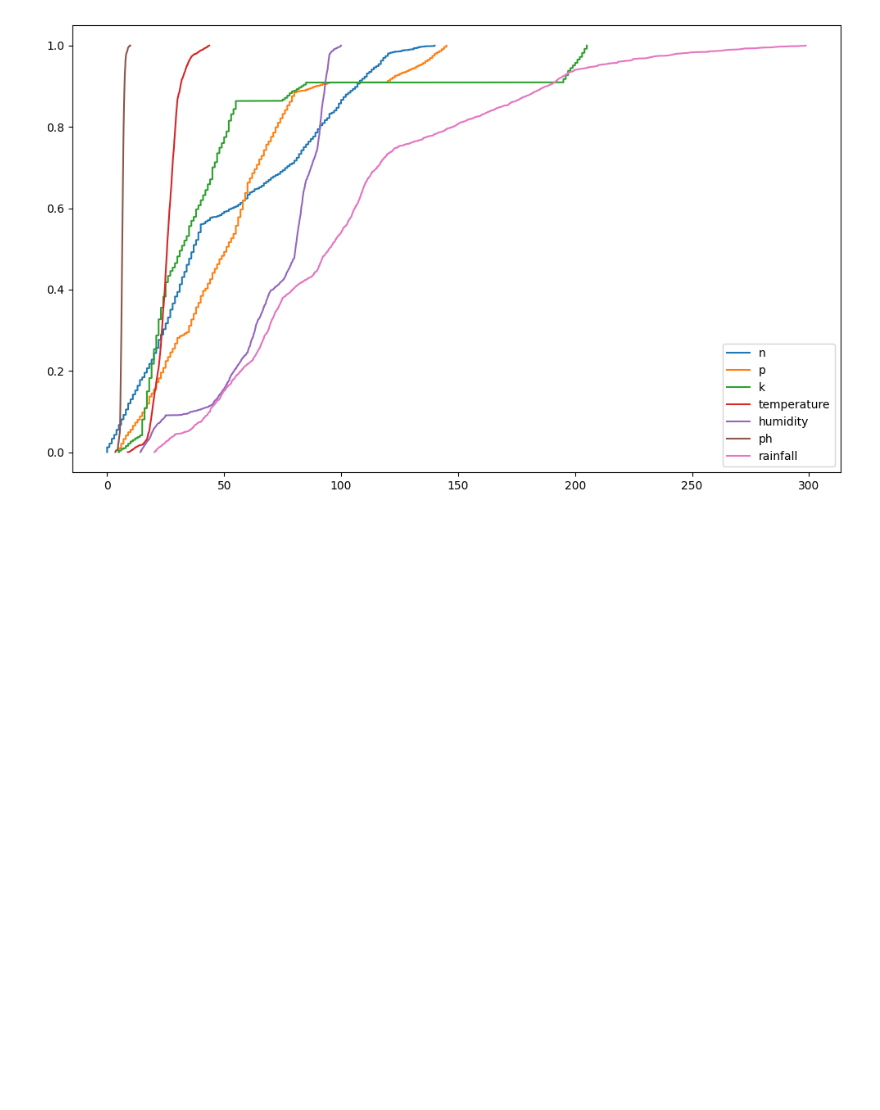
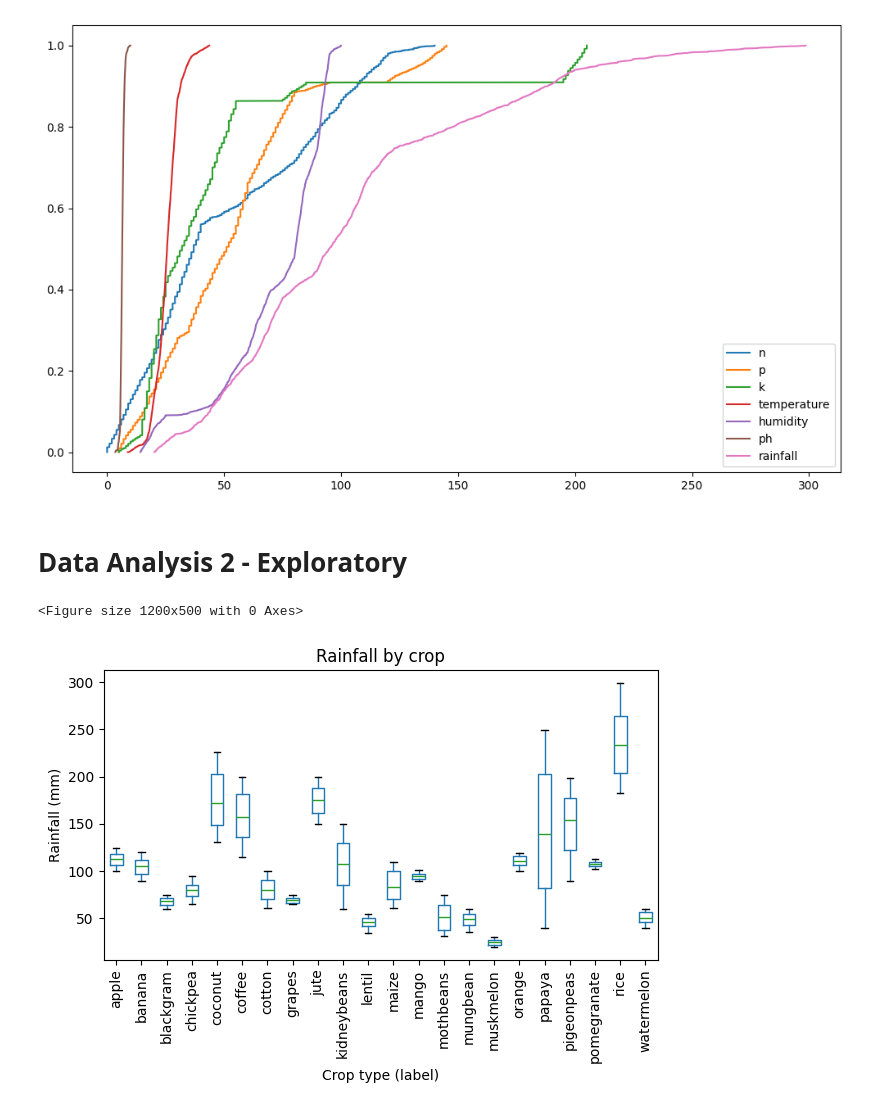
Before and after one commit to psubedicsu/Final-Project---608, a Jupyter notebook: Final_Project.ipynb, the cells around one changed output. Saved outputs shown, nothing was run; the diff lists cells and outputs as text; code cells hidden in the pictures; blank space fills up the shorter version.

Commit message:
Done Data Analysis  2 - Exploratory

```diff
--- a/Final_Project.ipynb
+++ b/Final_Project.ipynb
@@ -95,3 +97,18 @@ plt.tight_layout()
 plt.show()
 # %% [output]
 [figure]
+# %% [markdown]
+# Data Analysis 2 - Exploratory
+# %%
+plt.figure(figsize=(12,5))
+df.boxplot(column="rainfall", by="label", grid=False)
+plt.ylabel("Rainfall (mm)")
+plt.xlabel("Crop type (label)")
+plt.xticks(rotation=90)
+plt.suptitle("")
+plt.title("Rainfall by crop")
+plt.tight_layout()
+plt.show()
+# %% [output]
+<Figure size 1200x500 with 0 Axes>
+[figure, added]
```
Also changed, not shown: parts of 7 cells of this notebook.
